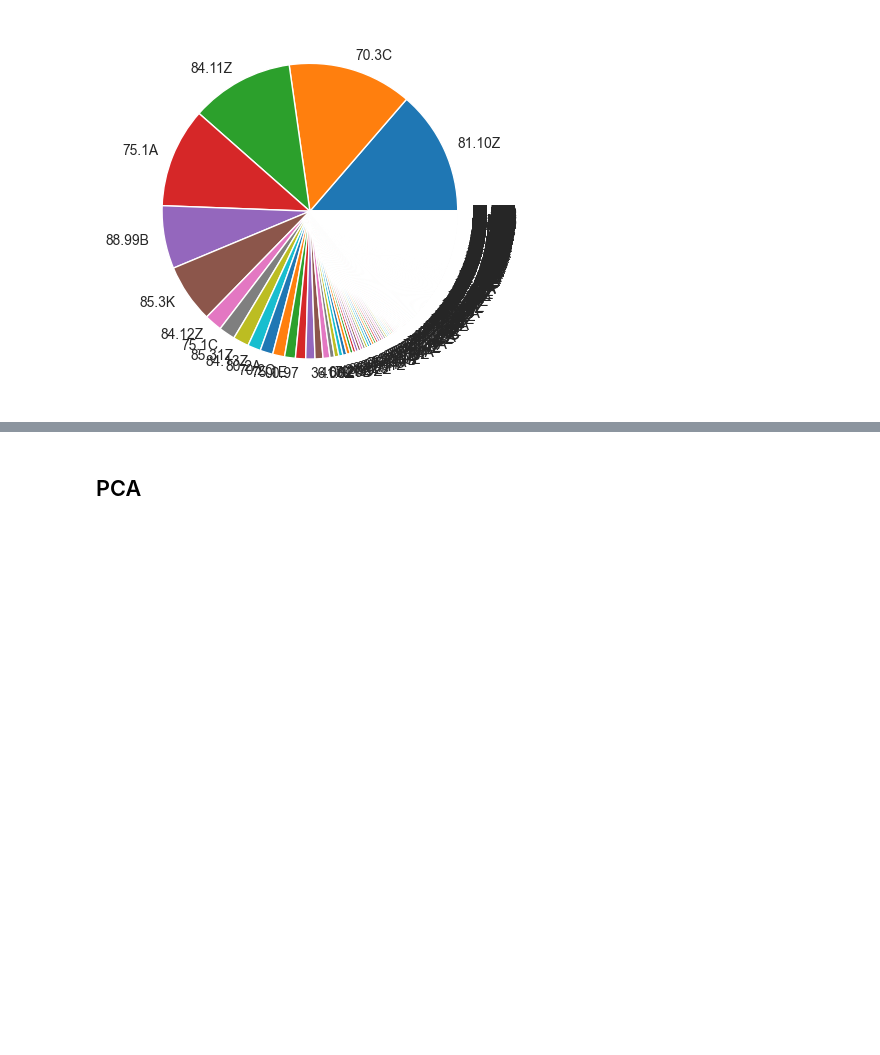
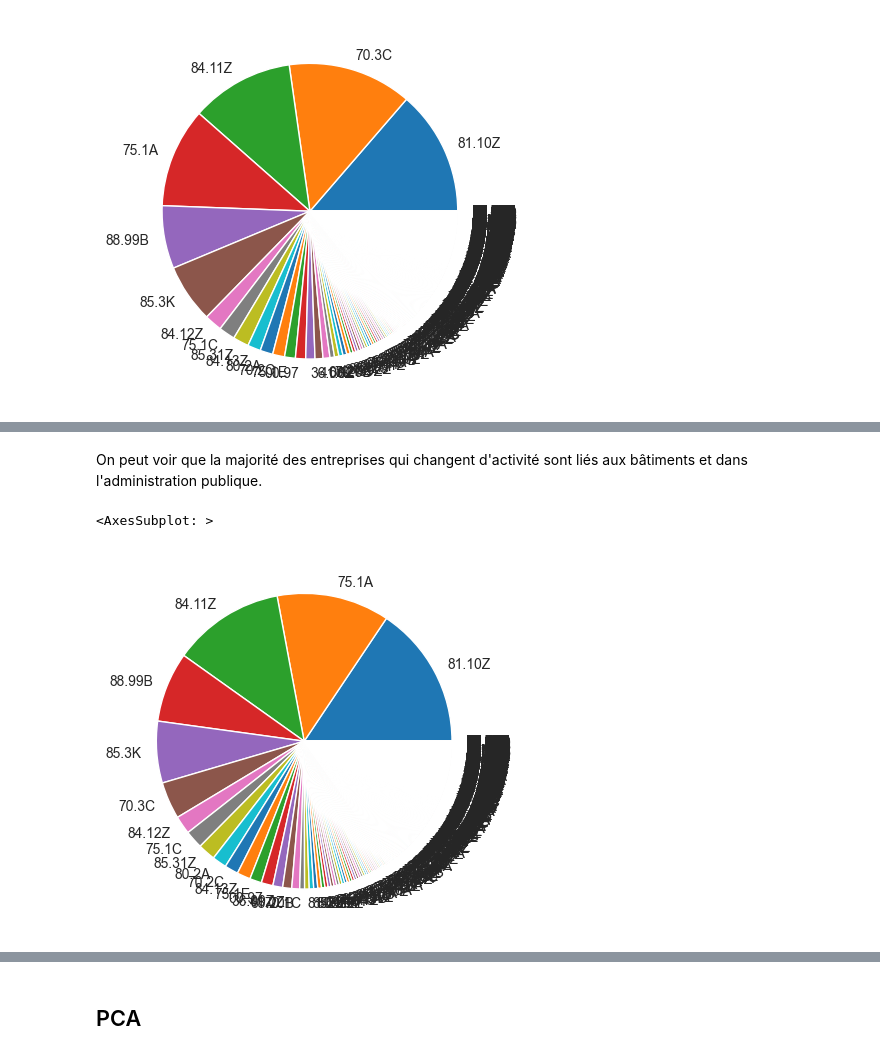
Before and after one commit to JonathanLouamba/Projet_GGVie, a Jupyter notebook: Detection_UniteLegaleHist_GGVIE.ipynb, the cells around one changed output, grey strips where cells are left out. Saved outputs shown, nothing was run; the diff lists cells and outputs as text; code cells hidden in the pictures; blank space fills up the shorter version.

```diff
--- a/Detection_UniteLegaleHist_GGVIE.ipynb
+++ b/Detection_UniteLegaleHist_GGVIE.ipynb
@@ -210,0 +218,7 @@ On peut voir que la majorité des entreprises sont liés aux bâtiments, dans l'
+# %% [markdown]
+On peut voir que la majorité des entreprises qui changent d'activité sont liés aux bâtiments et dans l'administration publique.
+# %%
+pd.Series(encoder_apul.inverse_transform(df["activitePrincipaleUniteLegale"].loc[(df['changementActivitePrincipaleUniteLegale']==1)|(df['changementEtatAdministratifUniteLegale']==1)|(df['changementSocieteMissionUniteLegale']==1)|(df['changementDenominationUsuelleUniteLegale']==1)|(df['changementCaractereEmployeurUniteLegale']==1)|(df['changementCategorieJuridiqueUniteLegale']==1)|(df['changementNicSiegeUniteLegale']==1)|(df['changementNomUsageUniteLegale']==1)|(df['changementNomUniteLegale']==1)|(df['changementDenominationUniteLegale']==1)|(df['changementEconomieSocialeSolidaireUniteLegale']==1)])).value_counts(normalize=True).plot(kind='pie')
+# %% [output]
+<AxesSubplot: >
+[figure, added]
```
Also changed, not shown: parts of 26 cells of this notebook, 2 other files.
